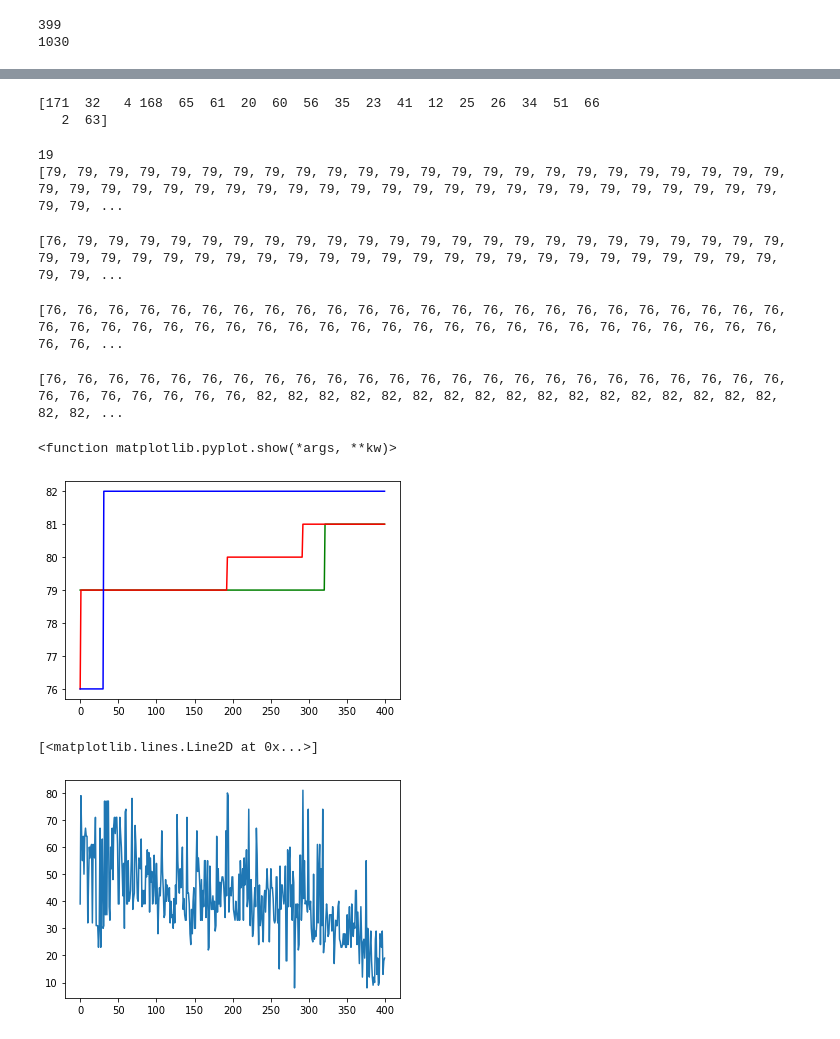
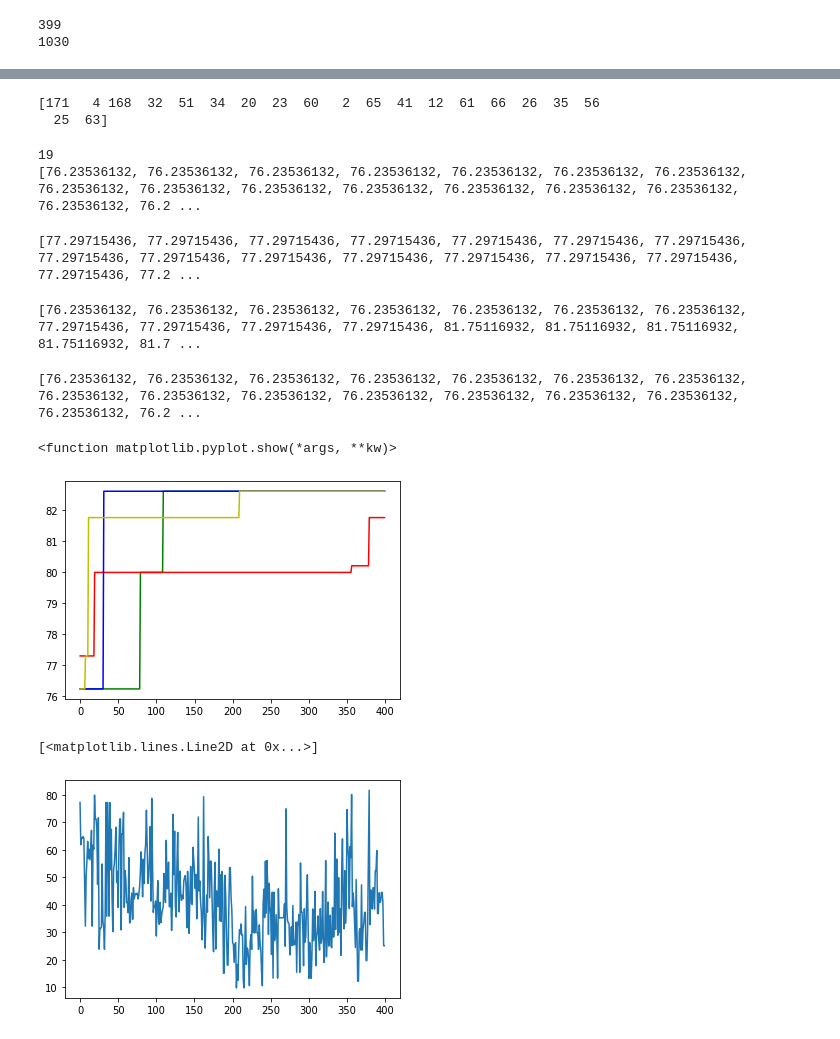
Before and after one commit to evanpcosta/IEEEPolybot, a Jupyter notebook: Activelearning1.ipynb, the cells around one changed output, grey strips where cells are left out. Saved outputs shown, nothing was run; the diff lists cells and outputs as text; code cells hidden in the pictures.

```diff
--- a/Activelearning1.ipynb
+++ b/Activelearning1.ipynb
@@ -180,8 +180,8 @@ for x in range(sheet.nrows-1):
         points1.append(holder)
 
 
-for x in range(len(zfeatures['strength'])):
-    zfeatures['strength'][x] = int(zfeatures['strength'][x])
+##for x in range(len(zfeatures['strength'])):
+    #zfeatures['strength'][x] = int(zfeatures['strength'][x])
 trainingstrength = []
 for x in range(400,799):
     trainingstrength.append(zfeatures['strength'][x])
@@ -229,8 +227,8 @@ print(mcal_ixs)
 uncertainty_ixs = UncertaintySampling(model=regressor).select_points(problem, num_to_select)
 print(uncertainty_ixs)
 # %% [output]
-[171  32   4 168  65  61  20  60  56  35  23  41  12  25  26  34  51  66
-   2  63]
+[171   4 168  32  51  34  20  23  60   2  65  41  12  61  66  26  35  56
+  25  63]
 # %%
 def copy_features(trainingfeatures):
     copy = []
@@ -272,7 +270,7 @@ print(x)
 print(maxlist1)
 # %% [output]
 19
-[79, 79, 79, 79, 79, 79, 79, 79, 79, 79, 79, 79, 79, 79, 79, 79, 79, 79, 79, 79, 79, 79, 79, 79, 79, 79, 79, 79, 79, 79, 79, 79, 79, 79, 79, 79, 79, 79, 79, 79, 79, 79, 79, 79, 79, 79, 79, 79, 79, 79, ...
+[76.23536132, 76.23536132, 76.23536132, 76.23536132, 76.23536132, 76.23536132, 76.23536132, 76.23536132, 76.23536132, 76.23536132, 76.23536132, 76.23536132, 76.23536132, 76.23536132, 76.23536132, 76.2 ...
 # %%
 from active_learning.objective import ObjectiveFunction, Maximize
 
@@ -311,13 +309,13 @@ while x1 < iterations:
     x1 += 1
 print(maxlist2)
 # %% [output]
-[76, 79, 79, 79, 79, 79, 79, 79, 79, 79, 79, 79, 79, 79, 79, 79, 79, 79, 79, 79, 79, 79, 79, 79, 79, 79, 79, 79, 79, 79, 79, 79, 79, 79, 79, 79, 79, 79, 79, 79, 79, 79, 79, 79, 79, 79, 79, 79, 79, 79, ...
+[77.29715436, 77.29715436, 77.29715436, 77.29715436, 77.29715436, 77.29715436, 77.29715436, 77.29715436, 77.29715436, 77.29715436, 77.29715436, 77.29715436, 77.29715436, 77.29715436, 77.29715436, 77.2 ...
 # %%
 problem = ActiveLearningProblem(points= np.array(points1),
     labeled_ixs = [x for x in range(400,799)],
     labels = np.array(trainingstrength))
 
-num_to_select = 7
+num_to_select = 20
 iterations = 20
 
 trainingfeatures3 = copy_features(trainingfeatures)
@@ -332,12 +330,12 @@ while x1 < iterations:
         trainingstrength3.append(zfeatures['strength'][mcal_ixs[x]])
         maxlist3.append(max(trainingstrength3))
         guess3.append(zfeatures['strength'][mcal_ixs[x]])
-        lblxs.append(mcal_ixs[0])
+        lblxs.append(mcal_ixs[x])
         problem = ActiveLearningProblem(points= np.array(points1), labeled_ixs = lblxs, labels = np.array(trainingstrength3))
     x1 += 1
 print(maxlist3)
 # %% [output]
-[76, 76, 76, 76, 76, 76, 76, 76, 76, 76, 76, 76, 76, 76, 76, 76, 76, 76, 76, 76, 76, 76, 76, 76, 76, 76, 76, 76, 76, 76, 76, 76, 76, 76, 76, 76, 76, 76, 76, 76, 76, 76, 76, 76, 76, 76, 76, 76, 76, 76, ...
+[76.23536132, 76.23536132, 76.23536132, 76.23536132, 76.23536132, 76.23536132, 76.23536132, 77.29715436, 77.29715436, 77.29715436, 77.29715436, 81.75116932, 81.75116932, 81.75116932, 81.75116932, 81.7 ...
 # %%
 regressor = GaussianProcessRegressor(kernel=kernel,
                               alpha=0.0)
@@ -358,7 +356,7 @@ guess4 = []
 lblxs = [x for x in range(400,799)]
 x1 = 0
 while x1 < iterations:
-    uncertainty_ixs = UncertaintySampling(model=regressor).select_points(problem, num_to_select)
+    uncertainty_ixs = UncertaintySampling(model=regressor, refit_model=False, False).select_points(problem, num_to_select)
     for x in range(len(uncertainty_ixs)):
         holder =[]
         holder.append(zfeatures['age'][uncertainty_ixs[x]])
@@ -375,21 +373,21 @@ while x1 < iterations:
     x1 += 1
 print(maxlist4)
 # %% [output]
-[76, 76, 76, 76, 76, 76, 76, 76, 76, 76, 76, 76, 76, 76, 76, 76, 76, 76, 76, 76, 76, 76, 76, 76, 76, 76, 76, 76, 76, 76, 76, 82, 82, 82, 82, 82, 82, 82, 82, 82, 82, 82, 82, 82, 82, 82, 82, 82, 82, 82, ...
+[76.23536132, 76.23536132, 76.23536132, 76.23536132, 76.23536132, 76.23536132, 76.23536132, 76.23536132, 76.23536132, 76.23536132, 76.23536132, 76.23536132, 76.23536132, 76.23536132, 76.23536132, 76.2 ...
 # %%
-plt.plot(maxlist1, 'g', maxlist2, 'r', maxlist4, 'b')
+plt.plot(maxlist1, 'g', maxlist2, 'r', maxlist4, 'b', maxlist3, 'y')
 #print(maxlist2)
 #plt.plot(maxlist1, maxlist2, maxlist3, maxlist4)
 plt.show
 # %% [output]
 <function matplotlib.pyplot.show(*args, **kw)>
-[figure, old version]
+[figure, new version]
 # %%
 #plt.plot(guess1, 'g', guess2, 'r', guess4, 'b')
 plt.plot(guess2)
 # %% [output]
 [<matplotlib.lines.Line2D at 0x...>]
-[figure, old version]
+[figure, new version]
 # %%
 plt.plot(guess3)
 # %% [output]
```
Also changed, not shown: parts of 7 cells of this notebook, 2 other files.
